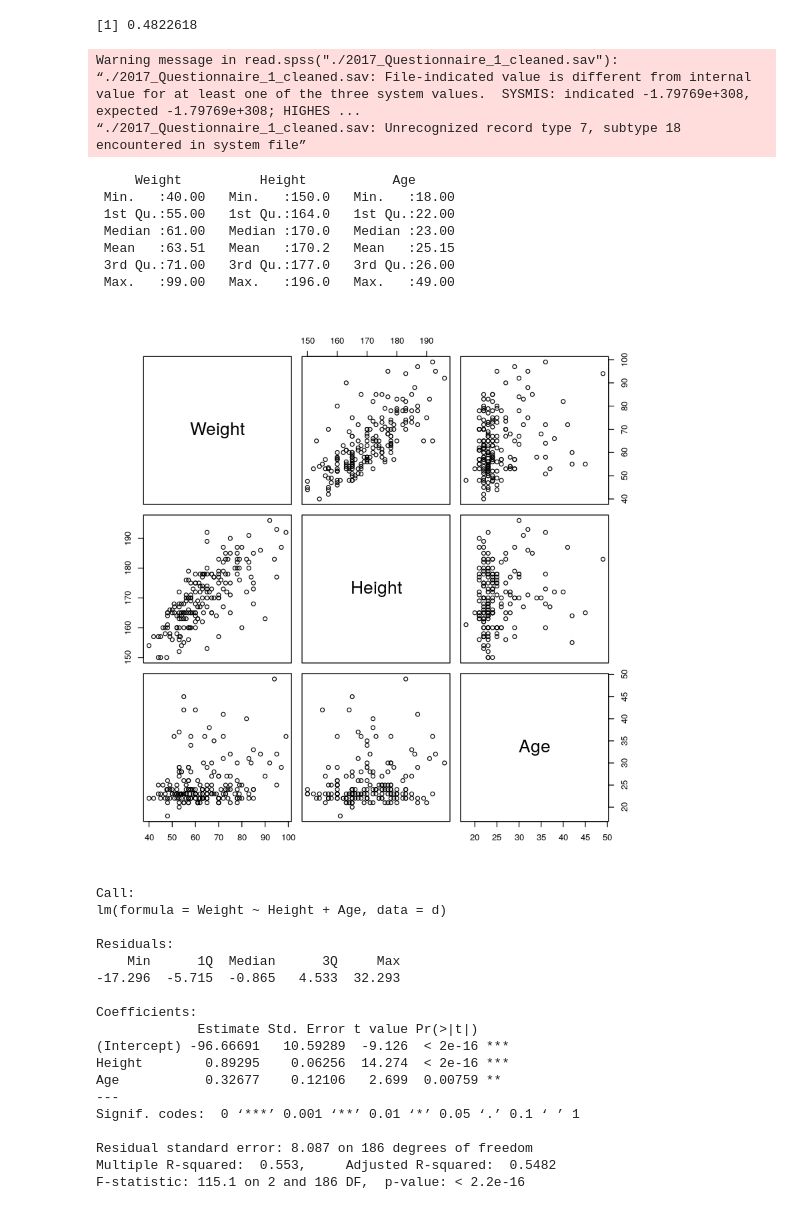
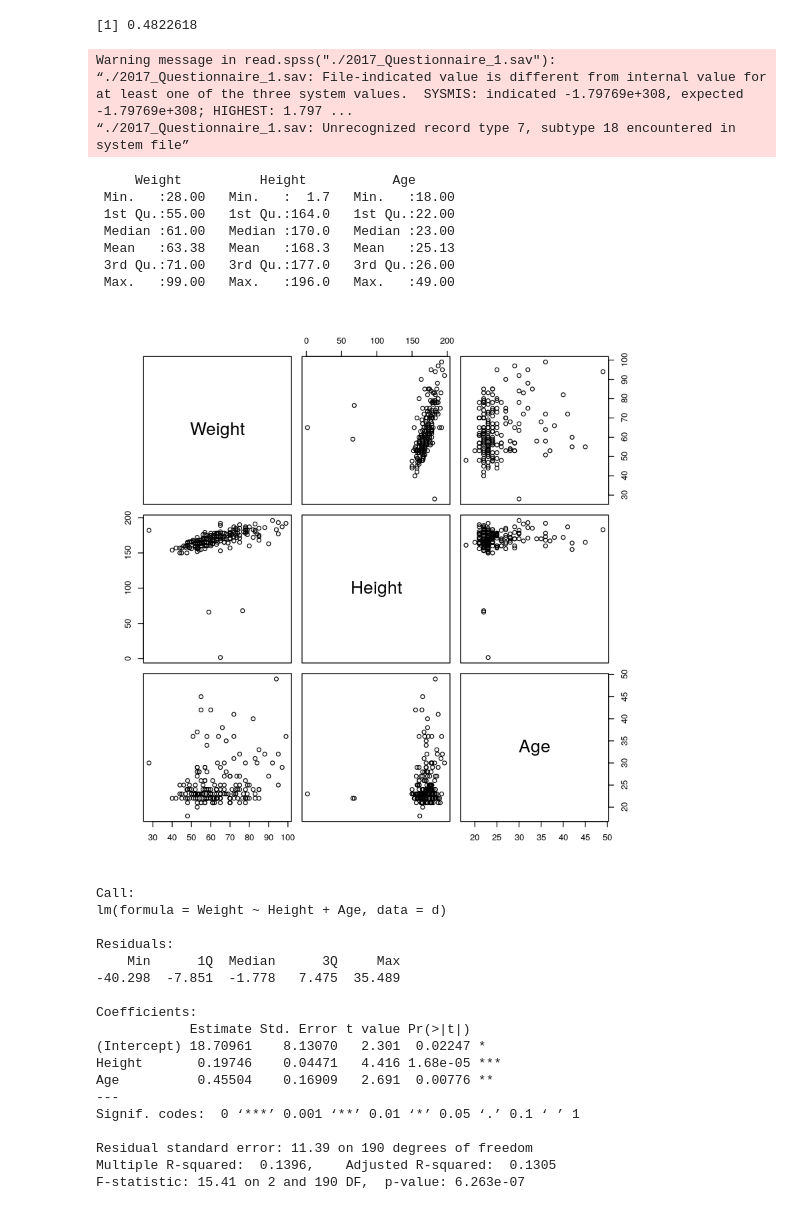
Before and after one commit to jamii/jamii.github.com, a Jupyter notebook: classes/stats/Week4.ipynb, the cells around one changed output. Cells and saved outputs as stored; diff of their text form; code cells hidden in the pictures.

```diff
--- a/classes/stats/Week4.ipynb
+++ b/classes/stats/Week4.ipynb
@@ -6,23 +6,23 @@ sqrt((3487.37 - 2676.29) / 3487.37)
 [1] 0.4822618
 # %%
 library(foreign)
-d <- as.data.frame(read.spss("./2017_Questionnaire_1_cleaned.sav"))
+d <- as.data.frame(read.spss("./2017_Questionnaire_1.sav"))
 d <- d[,c("Weight", "Height","Age")]
 d <- d[complete.cases(d),]
 summary(d)
 pairs(d)
 # %% [output]
-Warning message in read.spss("./2017_Questionnaire_1_cleaned.sav"):
-“./2017_Questionnaire_1_cleaned.sav: File-indicated value is different from internal value for at least one of the three system values.  SYSMIS: indicated -1.79769e+308, expected -1.79769e+308; HIGHES ...
-“./2017_Questionnaire_1_cleaned.sav: Unrecognized record type 7, subtype 18 encountered in system file”
+Warning message in read.spss("./2017_Questionnaire_1.sav"):
+“./2017_Questionnaire_1.sav: File-indicated value is different from internal value for at least one of the three system values.  SYSMIS: indicated -1.79769e+308, expected -1.79769e+308; HIGHEST: 1.797 ...
+“./2017_Questionnaire_1.sav: Unrecognized record type 7, subtype 18 encountered in system file”
      Weight          Height           Age
- Min.   :40.00   Min.   :150.0   Min.   :18.00
+ Min.   :28.00   Min.   :  1.7   Min.   :18.00
  1st Qu.:55.00   1st Qu.:164.0   1st Qu.:22.00
  Median :61.00   Median :170.0   Median :23.00
- Mean   :63.51   Mean   :170.2   Mean   :25.15
+ Mean   :63.38   Mean   :168.3   Mean   :25.13
  3rd Qu.:71.00   3rd Qu.:177.0   3rd Qu.:26.00
  Max.   :99.00   Max.   :196.0   Max.   :49.00
-[figure, old version]
+[figure, new version]
 # %%
 model <- lm(Weight ~ Height + Age, data=d)
 summary(model)
@@ -32,19 +32,19 @@ lm(formula = Weight ~ Height + Age, data = d)
 
 Residuals:
     Min      1Q  Median      3Q     Max
--17.296  -5.715  -0.865   4.533  32.293
+-40.298  -7.851  -1.778   7.475  35.489
 
 Coefficients:
-             Estimate Std. Error t value Pr(>|t|)
-(Intercept) -96.66691   10.59289  -9.126  < 2e-16 ***
-Height        0.89295    0.06256  14.274  < 2e-16 ***
-Age           0.32677    0.12106   2.699  0.00759 **
+            Estimate Std. Error t value Pr(>|t|)
+(Intercept) 18.70961    8.13070   2.301  0.02247 *
+Height       0.19746    0.04471   4.416 1.68e-05 ***
+Age          0.45504    0.16909   2.691  0.00776 **
 ---
 Signif. codes:  0 ‘***’ 0.001 ‘**’ 0.01 ‘*’ 0.05 ‘.’ 0.1 ‘ ’ 1
 
-Residual standard error: 8.087 on 186 degrees of freedom
-Multiple R-squared:  0.553,     Adjusted R-squared:  0.5482
-F-statistic: 115.1 on 2 and 186 DF,  p-value: < 2.2e-16
+Residual standard error: 11.39 on 190 degrees of freedom
+Multiple R-squared:  0.1396,    Adjusted R-squared:  0.1305
+F-statistic: 15.41 on 2 and 190 DF,  p-value: 6.263e-07
 # %%
 predictors <- as.matrix(d[,c("Height","Age")])
 mahal <- mahalanobis(predictors, colMeans(predictors), cov(predictors))
```
Also changed, not shown: parts of 36 cells of this notebook, 2 other files.
